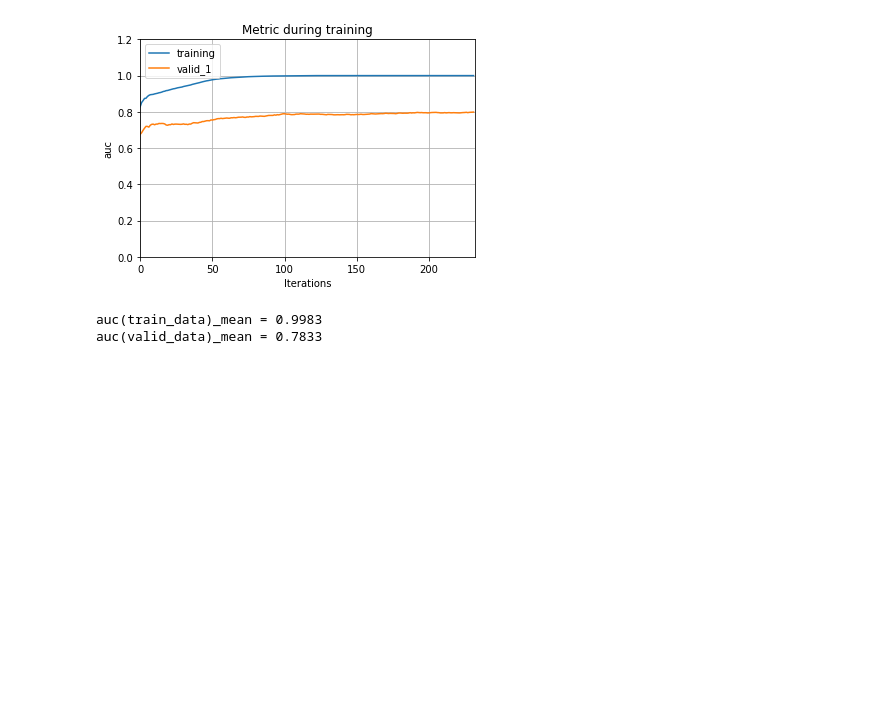
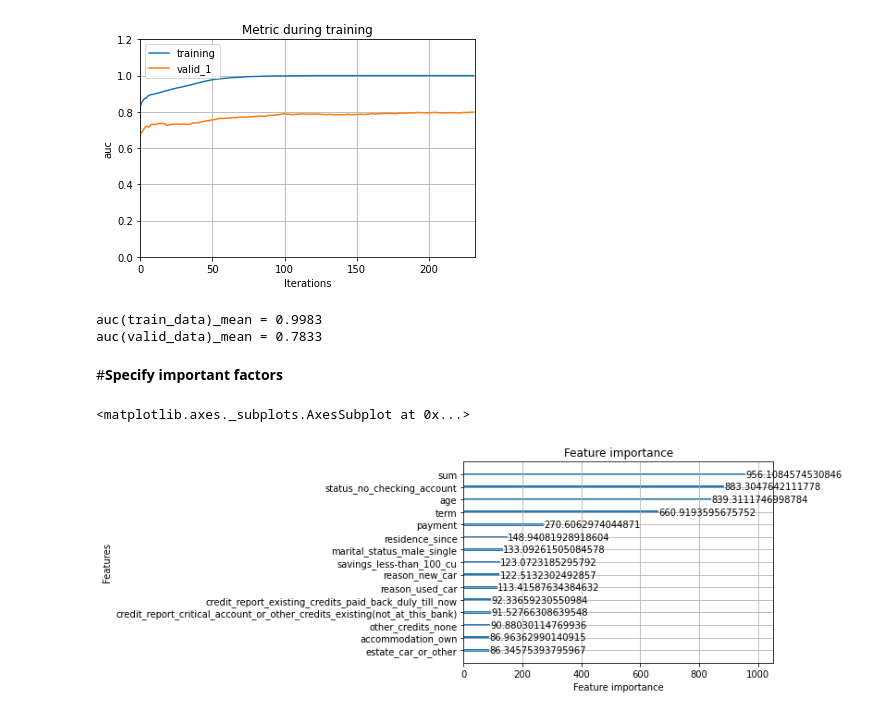
Before and after one commit to ykitaguchi77/Kaggle, a Jupyter notebook: Bunkruptcy-prediction.ipynb, the cells around one changed output. Saved outputs shown, nothing was run; the diff lists cells and outputs as text; code cells hidden in the pictures; blank space fills up the shorter version.

```diff
--- a/Bunkruptcy-prediction.ipynb
+++ b/Bunkruptcy-prediction.ipynb
@@ -604,3 +609,11 @@ submission
 # %%
 # save submission
 submission.to_csv('./submission.csv', index=False)
+# %% [markdown]
+#**Specify important factors**
+# %%
+# important features
+lgb.plot_importance(model, importance_type='gain', max_num_features=15)
+# %% [output]
+<matplotlib.axes._subplots.AxesSubplot at 0x...>
+[figure, added]
```
Also changed, not shown: parts of 7 cells of this notebook.
